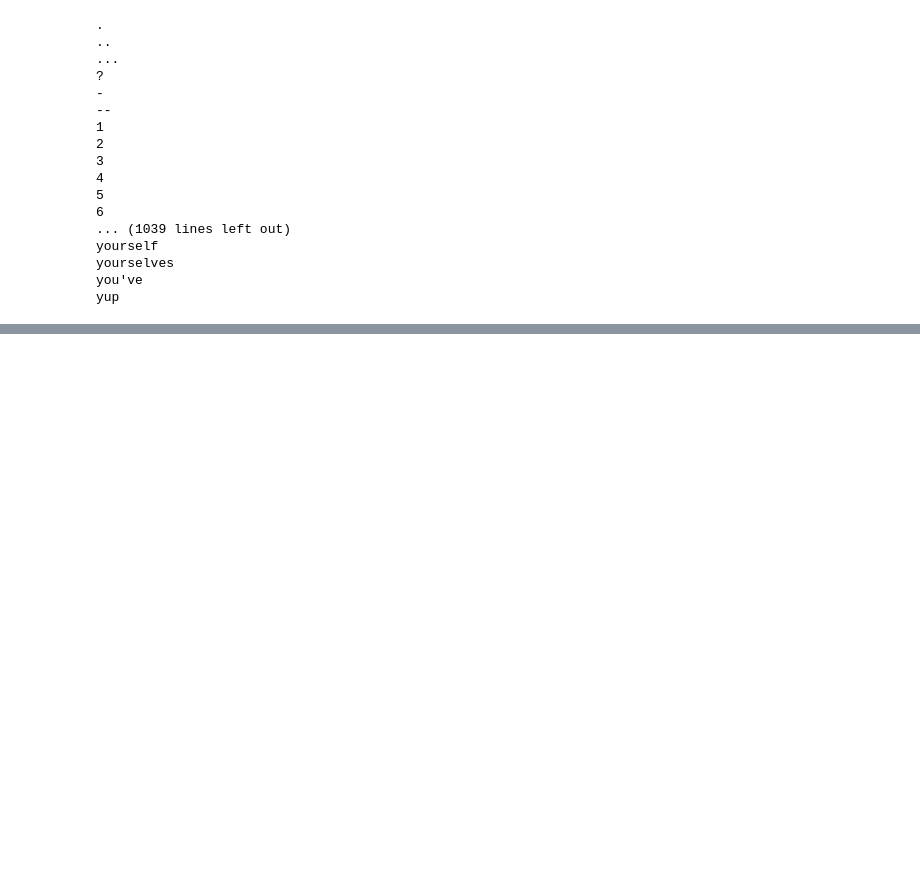
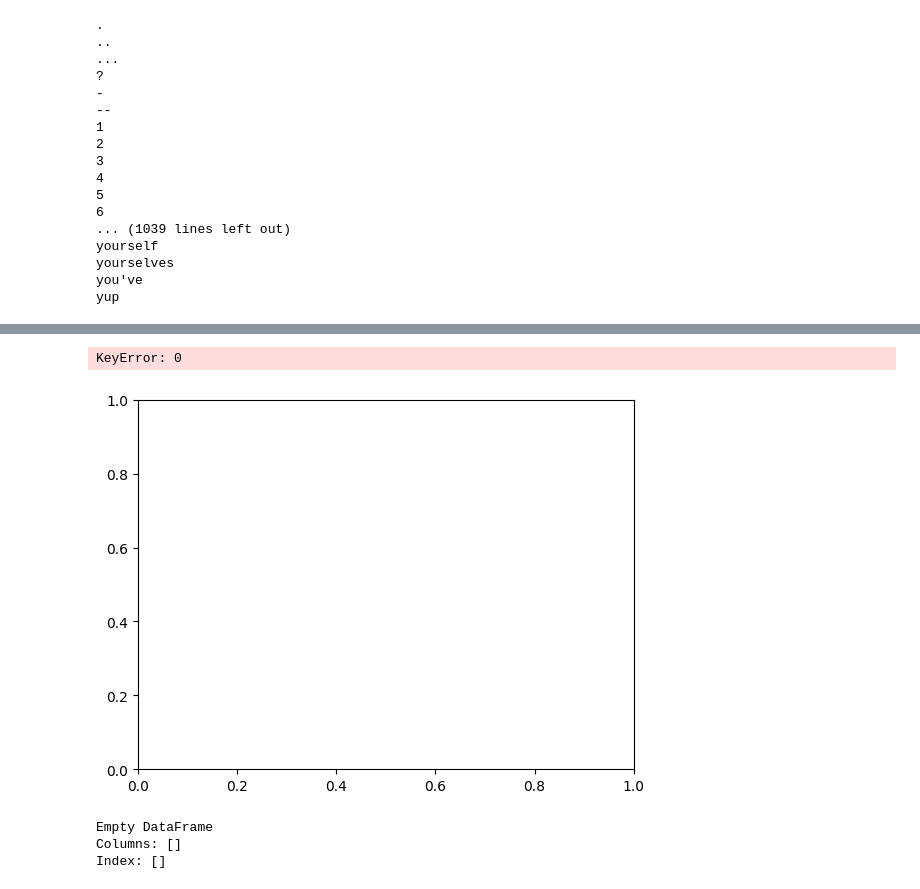
Before and after one commit to prxshetty/WhatsApp-Chat-Analyzer, a Jupyter notebook: whatsapp-chat-analysis.ipynb, the cells around one changed output, grey strips where cells are left out. Saved outputs shown, nothing was run; the diff lists cells and outputs as text; code cells hidden in the pictures; blank space fills up the shorter version.

```diff
--- a/whatsapp-chat-analysis.ipynb
+++ b/whatsapp-chat-analysis.ipynb
@@ -327,0 +324,44 @@ yup
+# %%
+
+
+def most_common_words(selected_user, df):
+    f=open('stop_hinglish.txt','r')
+    stop_words=f.read()
+    if selected_user != 'Overall':
+        df = df[df['user'] == selected_user]
+
+    temp = df[df['user'] == 'group_notification']
+    temp = temp[temp['message'] != '<Media omitted>\n']
+
+    words = []
+
+    for messages in temp['message']:
+        for word in messages.lower().split():
+            word_without_punctuation = ''.join(char for char in word if char not in string.punctuation)
+            if word_without_punctuation not in stop_words:
+                words.append(word_without_punctuation)
+
+    most_common_df = pd.DataFrame(Counter(words).most_common(20))
+    return most_common_df
+# %%
+
+most_common_df = most_common_words(selected_user, df)
+
+fig, ax = plt.subplots()
+
+ax.barh(most_common_df[0], most_common_df[1])
+plt.xticks(rotation='vertical')
+
+
+pyplot(fig)
+# %% [output]
+KeyError: 0
+[figure, added]
+# %%
+selected_user="Pranam Shetty"
+most_common_df = most_common_words(selected_user, df)
+print(most_common_df)
+# %% [output]
+Empty DataFrame
+Columns: []
+Index: []
```
Also changed, not shown: parts of 7 cells of this notebook, 2 other files.
